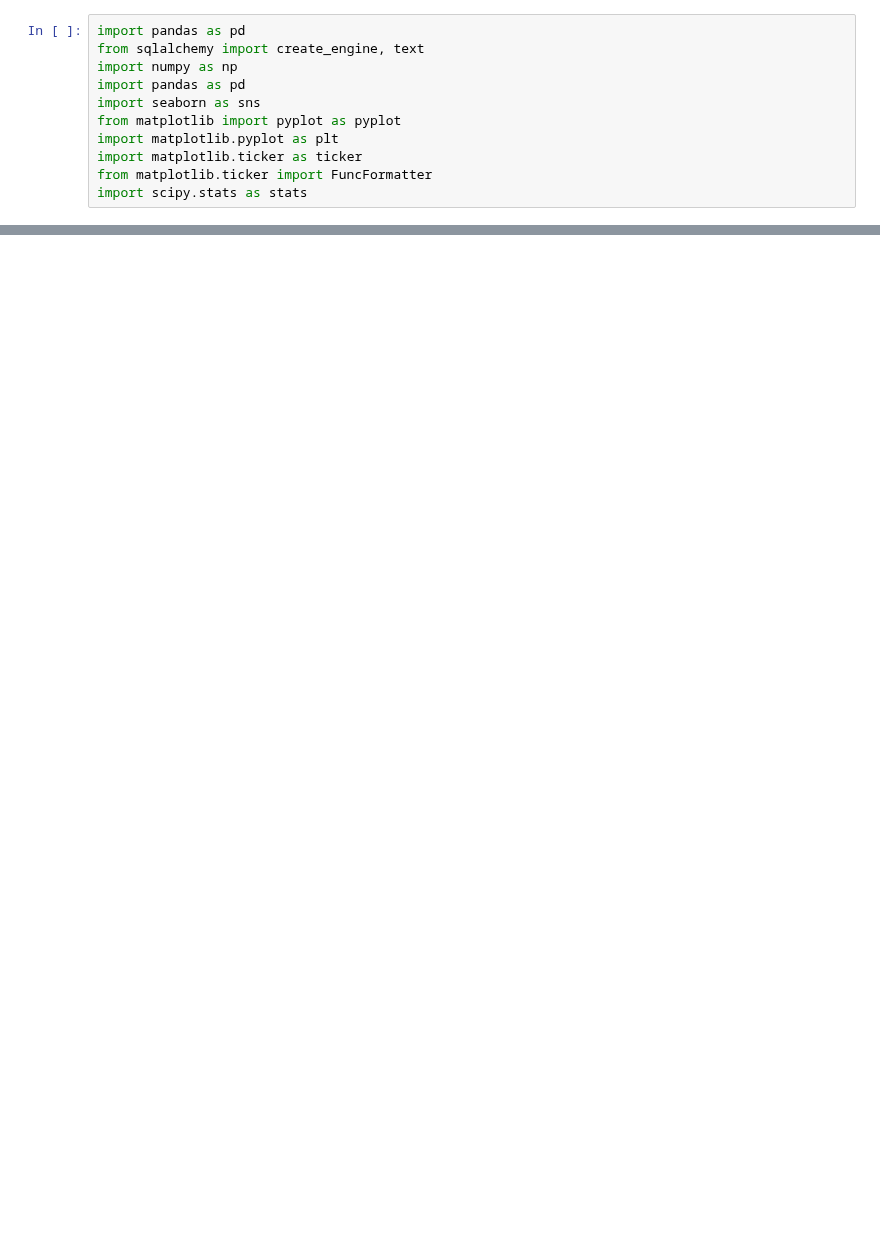
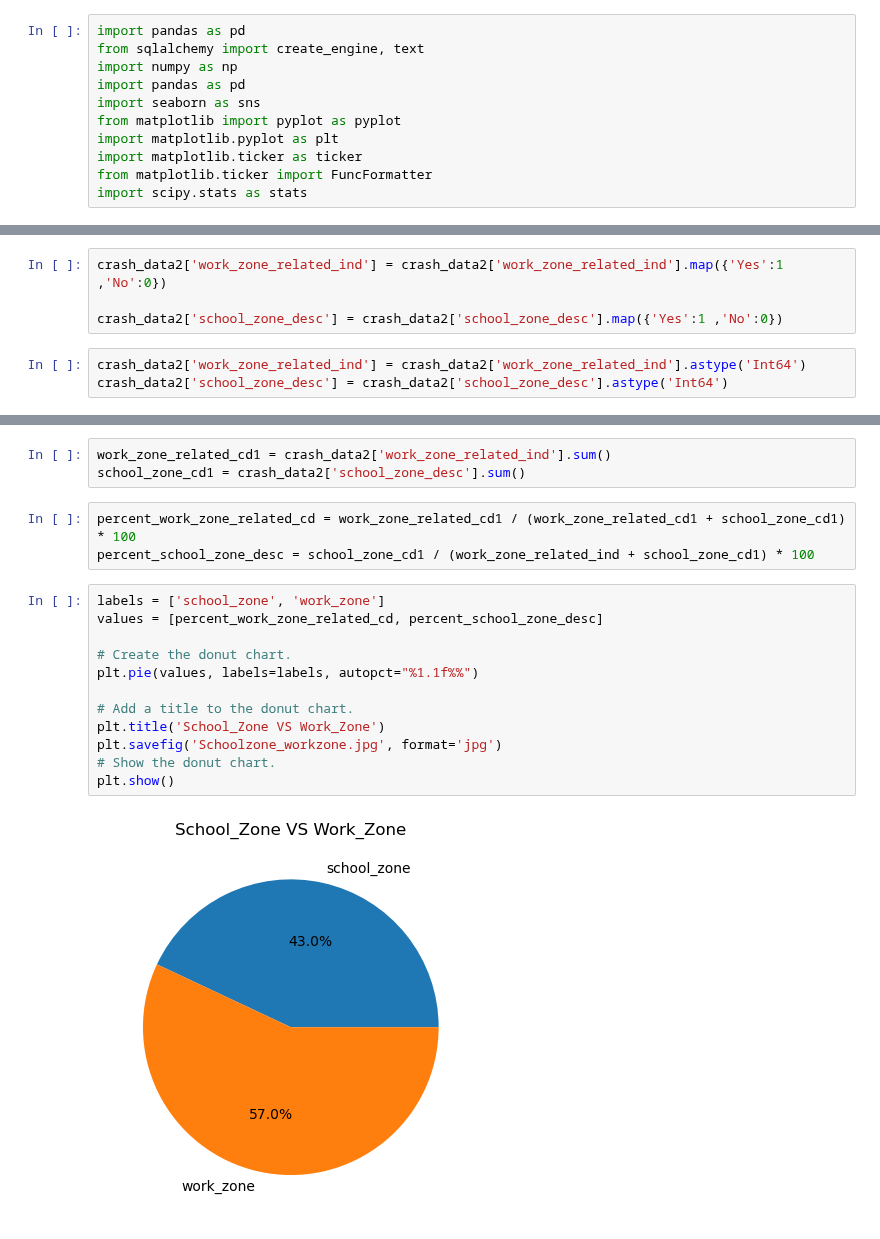
Before and after one commit to Eliab16/VDOT-crash-analysis, a Jupyter notebook: notebooks/schoolzone_workzone.ipynb, the cells around one changed output, grey strips where cells are left out. Drawn from its saved outputs; the diff is of its cells as text; blank space fills up the shorter version.

Commit message:
pie chart

```diff
--- a/notebooks/schoolzone_workzone.ipynb
+++ b/notebooks/schoolzone_workzone.ipynb
@@ -118,0 +70,7 @@ plt.savefig(format='jpg', fname='school_zone')
+# %%
+crash_data2['work_zone_related_ind'] = crash_data2['work_zone_related_ind'].map({'Yes':1 ,'No':0})
+
+crash_data2['school_zone_desc'] = crash_data2['school_zone_desc'].map({'Yes':1 ,'No':0})
+# %%
+crash_data2['work_zone_related_ind'] = crash_data2['work_zone_related_ind'].astype('Int64')
+crash_data2['school_zone_desc'] = crash_data2['school_zone_desc'].astype('Int64')
@@ -118,0 +107,20 @@ plt.savefig(format='jpg', fname='school_zone')
+# %%
+work_zone_related_cd1 = crash_data2['work_zone_related_ind'].sum()
+school_zone_cd1 = crash_data2['school_zone_desc'].sum()
+# %%
+percent_work_zone_related_cd = work_zone_related_cd1 / (work_zone_related_cd1 + school_zone_cd1) * 100
+percent_school_zone_desc = school_zone_cd1 / (work_zone_related_ind + school_zone_cd1) * 100
+# %%
+labels = ['school_zone', 'work_zone']
+values = [percent_work_zone_related_cd, percent_school_zone_desc]
+
+# Create the donut chart.
+plt.pie(values, labels=labels, autopct="%1.1f%%")
+
+# Add a title to the donut chart.
+plt.title('School_Zone VS Work_Zone')
+plt.savefig('Schoolzone_workzone.jpg', format='jpg')
+# Show the donut chart.
+plt.show()
+# %% [output]
+[figure, added]
```
Also changed, not shown: parts of 15 cells of this notebook.
